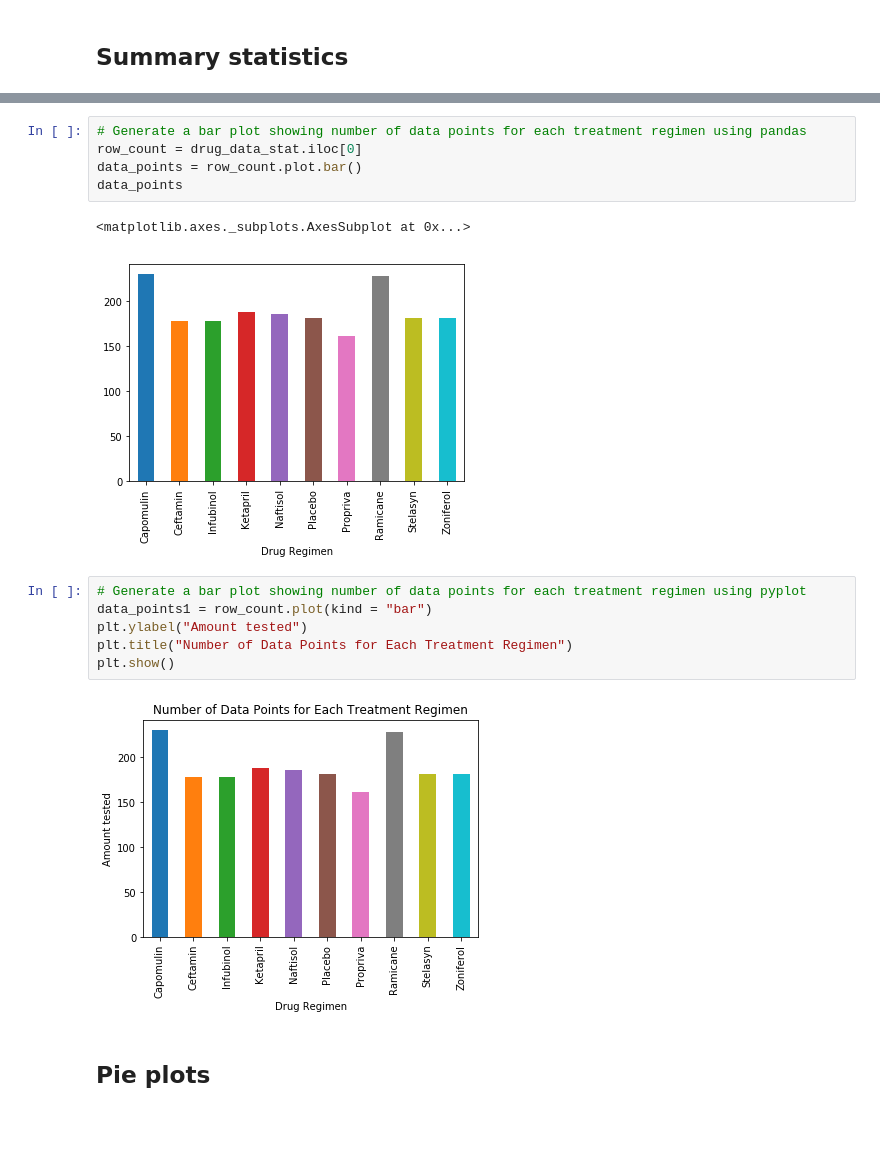
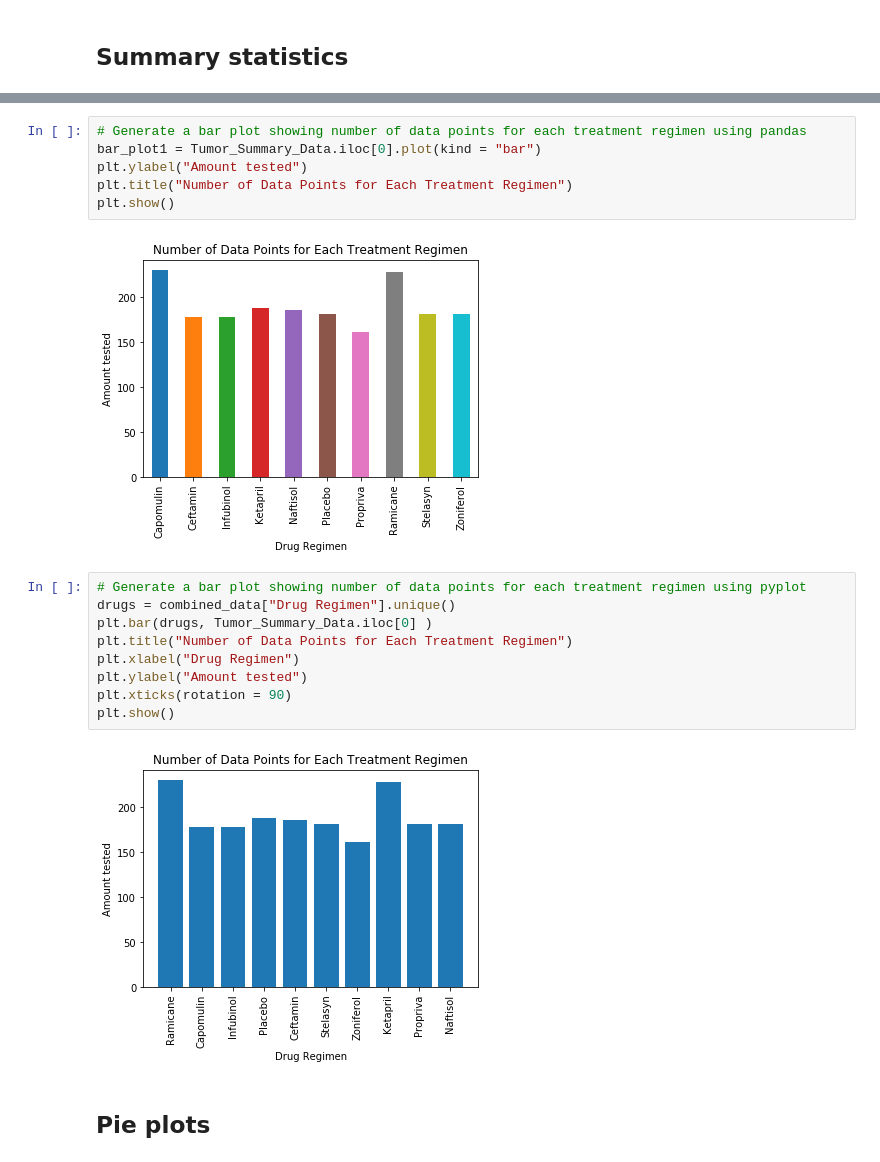
Before and after one commit to rahuldahya11/pymaceuticals, a Jupyter notebook: main.ipynb, the cells around one changed output, grey strips where cells are left out. Saved outputs shown, nothing was run; the diff lists cells and outputs as text; blank space fills up the shorter version.

Commit message:
Plots added

```diff
--- a/main.ipynb
+++ b/main.ipynb
@@ -56,20 +56,23 @@ Tumor_Summary_Data
 | SEM | 0.329346 | 0.469821 | 0.492236 | 0.603860 | 0.596466 | 0.581331 | 0.512884 | 0.320955 | 0.573111 | ... |
 # %%
 # Generate a bar plot showing number of data points for each treatment regimen using pandas
-row_count = drug_data_stat.iloc[0]
-data_points = row_count.plot.bar()
-data_points
+bar_plot1 = Tumor_Summary_Data.iloc[0].plot(kind = "bar")
+plt.ylabel("Amount tested")
+plt.title("Number of Data Points for Each Treatment Regimen")
+plt.show()
 # %% [output]
-<matplotlib.axes._subplots.AxesSubplot at 0x...>
-[figure, old version]
+[figure, new version]
 # %%
 # Generate a bar plot showing number of data points for each treatment regimen using pyplot
-data_points1 = row_count.plot(kind = "bar")
+drugs = combined_data["Drug Regimen"].unique()
+plt.bar(drugs, Tumor_Summary_Data.iloc[0] )
+plt.title("Number of Data Points for Each Treatment Regimen")
+plt.xlabel("Drug Regimen")
 plt.ylabel("Amount tested")
-plt.title("Number of Data Points for Each Treatment Regimen")
+plt.xticks(rotation = 90)
 plt.show()
 # %% [output]
-[figure, old version]
+[figure, new version]
 # %% [markdown]
 ## Pie plots
 # %%
```
Also changed, not shown: parts of 2 cells of this notebook.
